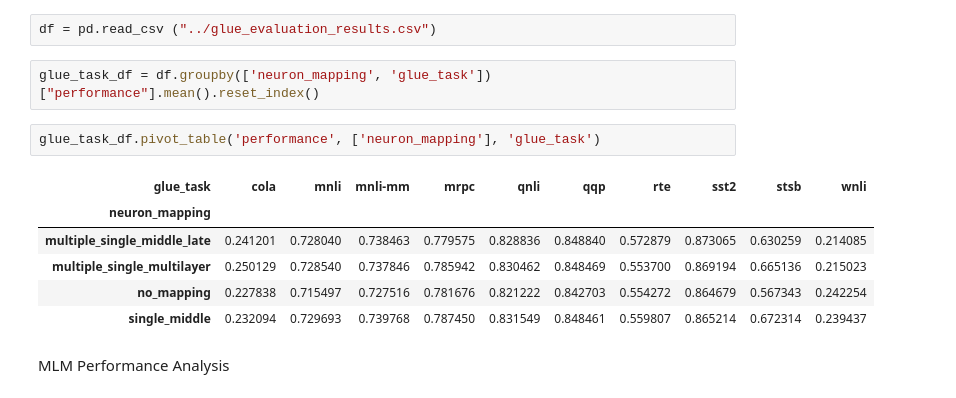
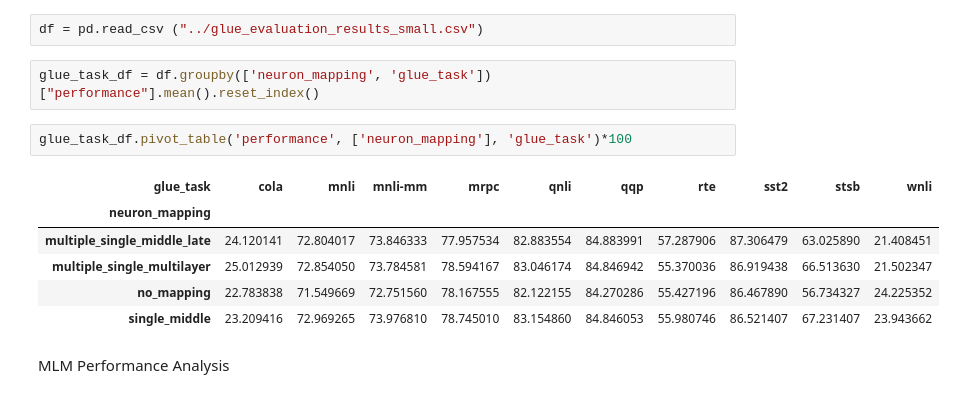
Before and after one commit to frankaging/Causal-Distill, a Jupyter notebook: distillation/performance_analysis.ipynb, the cells around one changed output. Cells and saved outputs as stored; diff of their text form.

```diff
--- a/distillation/performance_analysis.ipynb
+++ b/distillation/performance_analysis.ipynb
@@ -39,18 +39,18 @@ ner_task_df
 # %% [markdown]
 GLUE Performance Analysis
 # %%
-df = pd.read_csv ("../glue_evaluation_results.csv")
+df = pd.read_csv ("../glue_evaluation_results_small.csv")
 # %%
 glue_task_df = df.groupby(['neuron_mapping', 'glue_task'])["performance"].mean().reset_index()
 # %%
-glue_task_df.pivot_table('performance', ['neuron_mapping'], 'glue_task')
+glue_task_df.pivot_table('performance', ['neuron_mapping'], 'glue_task')*100
 # %% [output]
 | glue_task | cola | mnli | mnli-mm | mrpc | qnli | qqp | rte | sst2 | stsb | wnli |
 | neuron_mapping |  |  |  |  |  |  |  |  |  |  |
-| multiple_single_middle_late | 0.241201 | 0.728040 | 0.738463 | 0.779575 | 0.828836 | 0.848840 | 0.572879 | 0.873065 | 0.630259 | 0.214085 |
-| multiple_single_multilayer | 0.250129 | 0.728540 | 0.737846 | 0.785942 | 0.830462 | 0.848469 | 0.553700 | 0.869194 | 0.665136 | 0.215023 |
-| no_mapping | 0.227838 | 0.715497 | 0.727516 | 0.781676 | 0.821222 | 0.842703 | 0.554272 | 0.864679 | 0.567343 | 0.242254 |
-| single_middle | 0.232094 | 0.729693 | 0.739768 | 0.787450 | 0.831549 | 0.848461 | 0.559807 | 0.865214 | 0.672314 | 0.239437 |
+| multiple_single_middle_late | 24.120141 | 72.804017 | 73.846333 | 77.957534 | 82.883554 | 84.883991 | 57.287906 | 87.306479 | 63.025890 | 21.408451 |
+| multiple_single_multilayer | 25.012939 | 72.854050 | 73.784581 | 78.594167 | 83.046174 | 84.846942 | 55.370036 | 86.919438 | 66.513630 | 21.502347 |
+| no_mapping | 22.783838 | 71.549669 | 72.751560 | 78.167555 | 82.122155 | 84.270286 | 55.427196 | 86.467890 | 56.734327 | 24.225352 |
+| single_middle | 23.209416 | 72.969265 | 73.976810 | 78.745010 | 83.154860 | 84.846053 | 55.980746 | 86.521407 | 67.231407 | 23.943662 |
 # %% [markdown]
 MLM Performance Analysis
 # %%
```
Also changed, not shown: parts of 3 cells of this notebook, 6 other files.
